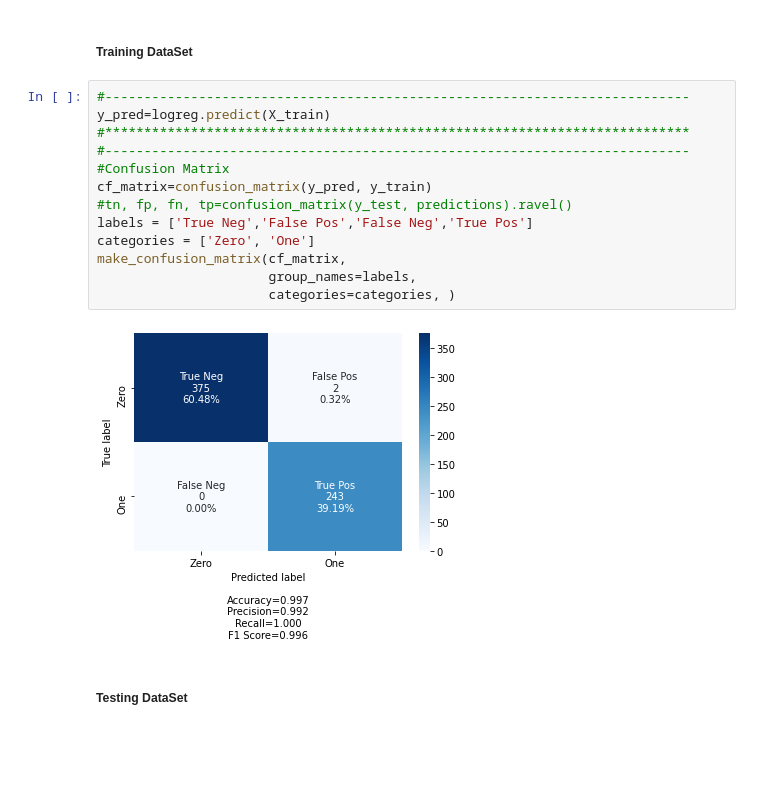
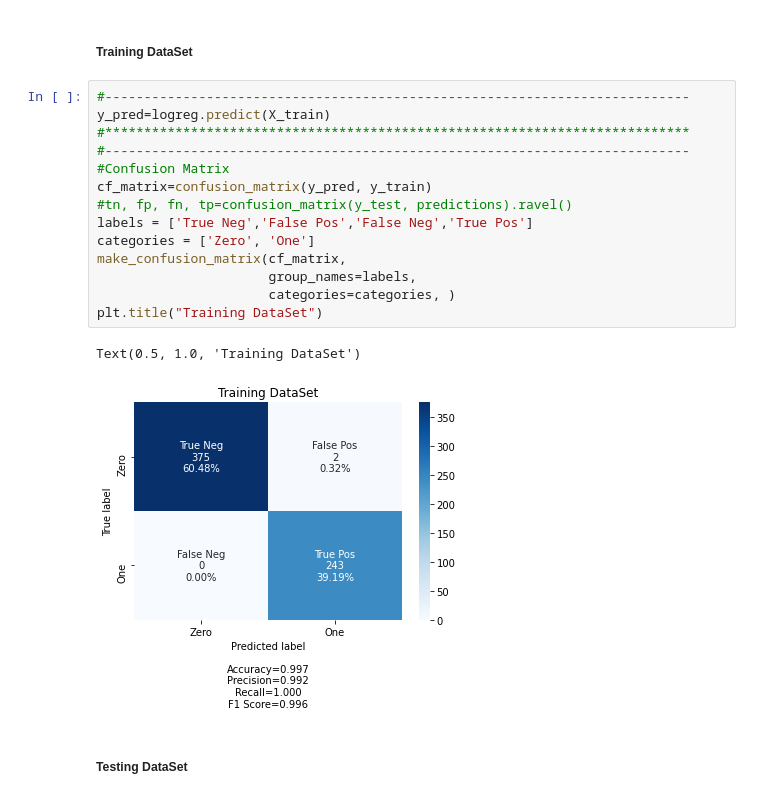
Before and after one commit to mohcineelharras/daml_project, a Jupyter notebook: project/daml_project.ipynb, the cells around one changed output. Saved outputs shown, nothing was run; the diff lists cells and outputs as text; blank space fills up the shorter version.

```diff
--- a/project/daml_project.ipynb
+++ b/project/daml_project.ipynb
@@ -1223,18 +1227,20 @@ LogisticRegression(C=1.0, class_weight=None, dual=False, fit_intercept=True,
 # %%
 #---------------------------------------------------------------------------
 y_pred=logreg.predict(X_train)
 #***************************************************************************
 #---------------------------------------------------------------------------
 #Confusion Matrix
 cf_matrix=confusion_matrix(y_pred, y_train)
 #tn, fp, fn, tp=confusion_matrix(y_test, predictions).ravel()
 labels = ['True Neg','False Pos','False Neg','True Pos']
 categories = ['Zero', 'One']
 make_confusion_matrix(cf_matrix,
                       group_names=labels,
                       categories=categories, )
+plt.title("Training DataSet")
 # %% [output]
+Text(0.5, 1.0, 'Training DataSet')
-[figure, old version]
+[figure, new version]
 # %% [markdown]
 ##### Testing DataSet
 # %%
```
Also changed, not shown: parts of 24 cells of this notebook.
